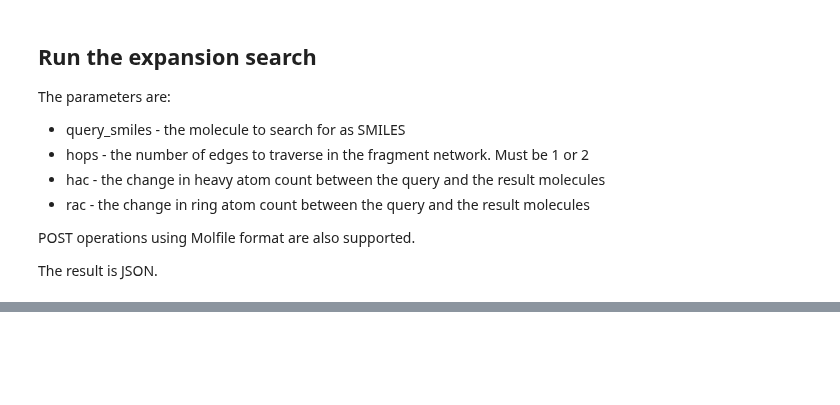
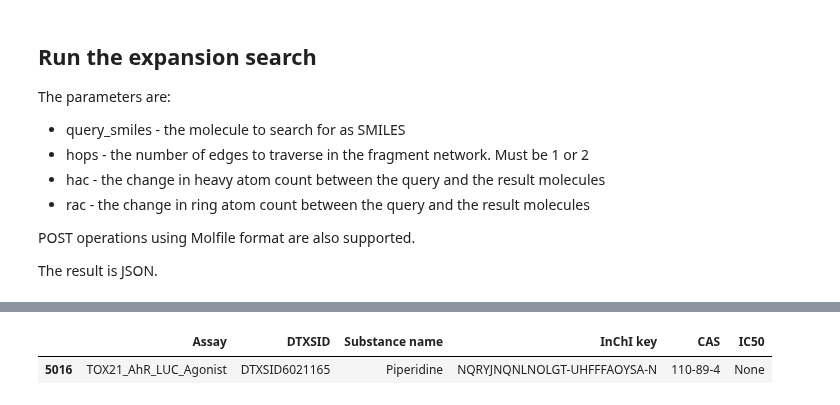
Before and after one commit to OpenRiskNet/notebooks, a Jupyter notebook: DataCure/Fragnet/fragnet-search.ipynb, the cells around one changed output, grey strips where cells are left out. Saved outputs shown, nothing was run; the diff lists cells and outputs as text; code cells hidden in the pictures; blank space fills up the shorter version.

```diff
--- a/DataCure/Fragnet/fragnet-search.ipynb
+++ b/DataCure/Fragnet/fragnet-search.ipynb
@@ -172,0 +192,21 @@ print(resp.text)
+# %%
+ToxCastData = pd.DataFrame()
+for index, row in ToxCast.iterrows():
+    cquery = None
+    for compound in compounds['InChIKey'].values:
+        if cquery is None:
+            cquery = Q.fuzzy_search(Q.column('InChI key'), compound)
+        else:
+            cquery = cquery | Q.fuzzy_search(Q.column('InChI key'), compound)
+
+    tmpdata = row['dataset'].get_data(condition = cquery)
+
+    tmpdata = tmpdata[tmpdata['InChI key'].isin(compounds['InChIKey'].values)]
+    tmpdata['Assay']=row['Endpoint name']
+    tmpdata = tmpdata[['Assay', 'DTXSID', 'Substance name', 'InChI key', 'CAS', 'IC50']]
+    ToxCastData = pd.concat([ToxCastData, tmpdata])
+
+ToxCastData.sort_values(by=['InChI key','Assay'])
+# %% [output]
+|  | Assay | DTXSID | Substance name | InChI key | CAS | IC50 |
+| 5016 | TOX21_AhR_LUC_Agonist | DTXSID6021165 | Piperidine | NQRYJNQNLNOLGT-UHFFFAOYSA-N | 110-89-4 | None |
```
Also changed, not shown: parts of 15 cells of this notebook, 1 other file.
